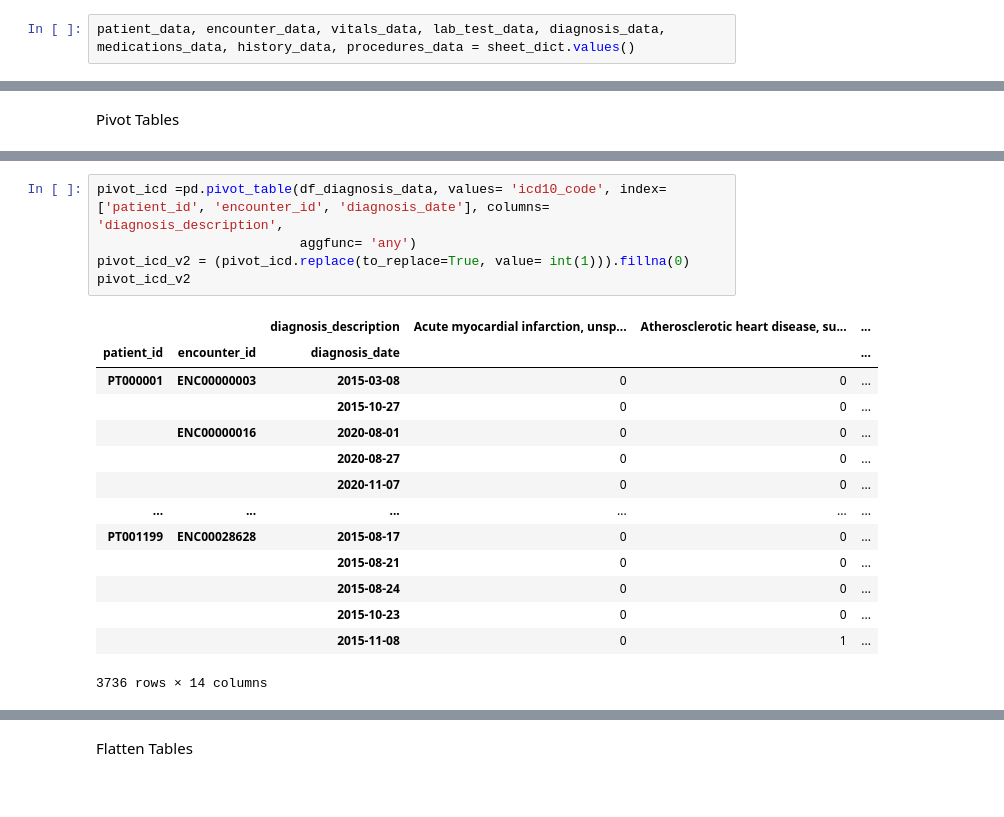
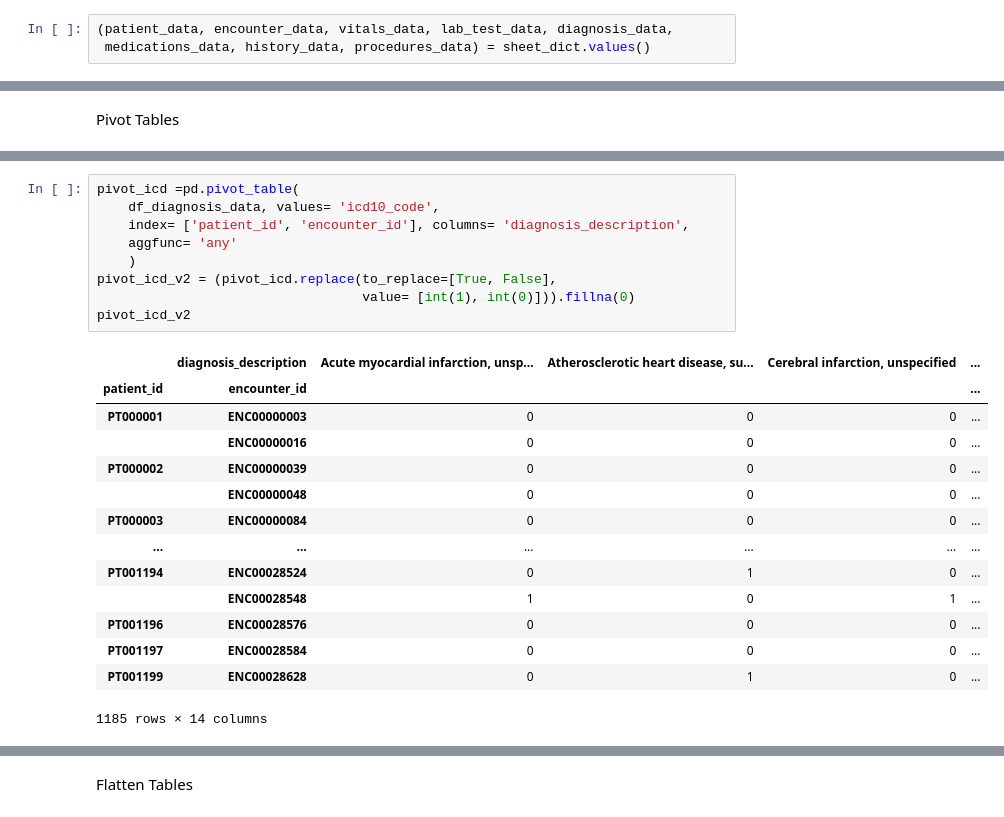
Before and after one commit to ryanr-bio/RSF, a Jupyter notebook: 01_ckm_prevalence_preprocessing.ipynb, the cells around one changed output, grey strips where cells are left out. Drawn from its saved outputs; the diff is of its cells as text.

```diff
--- a/01_ckm_prevalence_preprocessing.ipynb
+++ b/01_ckm_prevalence_preprocessing.ipynb
@@ -8,7 +8,8 @@ sheet_dict = dict()
 for sheetname in total_data.sheet_names:
     sheet_dict[sheetname] = total_data.parse(sheet_name= sheetname)
 # %%
-patient_data, encounter_data, vitals_data, lab_test_data, diagnosis_data, medications_data, history_data, procedures_data = sheet_dict.values()
+(patient_data, encounter_data, vitals_data, lab_test_data, diagnosis_data,
+ medications_data, history_data, procedures_data) = sheet_dict.values()
 # %%
 df_patient_data = patient_data.drop(columns=[
     'insurance_category', 'cause_of_death'])
@@ -56,20 +69,24 @@ pivot_lab
 # %%
-pivot_icd =pd.pivot_table(df_diagnosis_data, values= 'icd10_code', index= ['patient_id', 'encounter_id', 'diagnosis_date'], columns= 'diagnosis_description',
-                          aggfunc= 'any')
-pivot_icd_v2 = (pivot_icd.replace(to_replace=True, value= int(1))).fillna(0)
+pivot_icd =pd.pivot_table(
+    df_diagnosis_data, values= 'icd10_code',
+    index= ['patient_id', 'encounter_id'], columns= 'diagnosis_description',
+    aggfunc= 'any'
+    )
+pivot_icd_v2 = (pivot_icd.replace(to_replace=[True, False],
+                                  value= [int(1), int(0)])).fillna(0)
 pivot_icd_v2
 # %% [output]
-|  |  | diagnosis_description | Acute myocardial infarction, unsp... | Atherosclerotic heart disease, su... | ... |
-| patient_id | encounter_id | diagnosis_date |  |  | ... |
-| PT000001 | ENC00000003 | 2015-03-08 | 0 | 0 | ... |
-|  |  | 2015-10-27 | 0 | 0 | ... |
-|  | ENC00000016 | 2020-08-01 | 0 | 0 | ... |
-|  |  | 2020-08-27 | 0 | 0 | ... |
-|  |  | 2020-11-07 | 0 | 0 | ... |
+|  | diagnosis_description | Acute myocardial infarction, unsp... | Atherosclerotic heart disease, su... | Cerebral infarction, unspecified | ... |
+| patient_id | encounter_id |  |  |  | ... |
+| PT000001 | ENC00000003 | 0 | 0 | 0 | ... |
+|  | ENC00000016 | 0 | 0 | 0 | ... |
+| PT000002 | ENC00000039 | 0 | 0 | 0 | ... |
+|  | ENC00000048 | 0 | 0 | 0 | ... |
+| PT000003 | ENC00000084 | 0 | 0 | 0 | ... |
 | ... | ... | ... | ... | ... | ... |
-| PT001199 | ENC00028628 | 2015-08-17 | 0 | 0 | ... |
-|  |  | 2015-08-21 | 0 | 0 | ... |
-|  |  | 2015-08-24 | 0 | 0 | ... |
-|  |  | 2015-10-23 | 0 | 0 | ... |
-|  |  | 2015-11-08 | 0 | 1 | ... |
+| PT001194 | ENC00028524 | 0 | 1 | 0 | ... |
+|  | ENC00028548 | 1 | 0 | 1 | ... |
+| PT001196 | ENC00028576 | 0 | 0 | 0 | ... |
+| PT001197 | ENC00028584 | 0 | 0 | 0 | ... |
+| PT001199 | ENC00028628 | 0 | 1 | 0 | ... |
-3736 rows × 14 columns
+1185 rows × 14 columns
```
Also changed, not shown: parts of 21 cells of this notebook.
